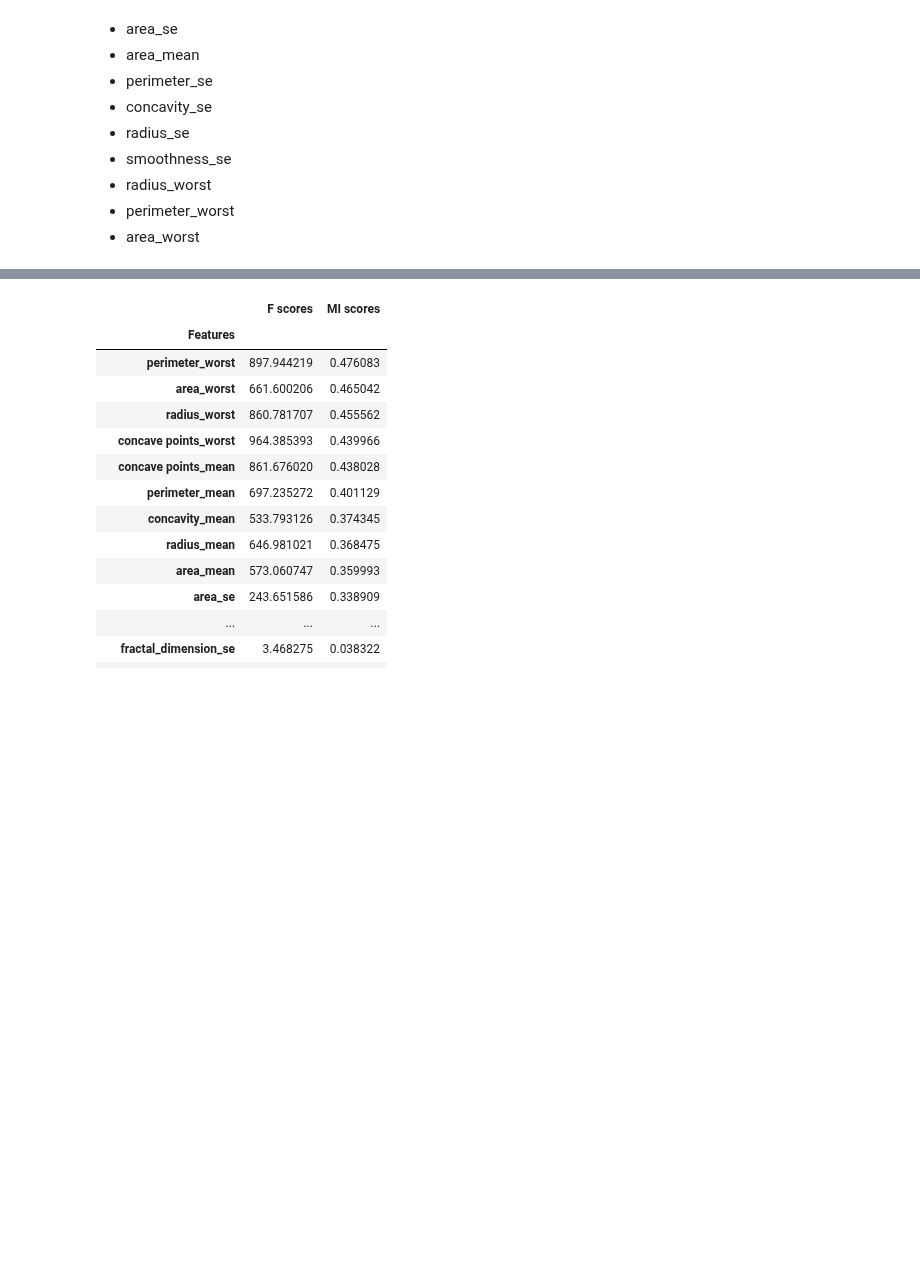
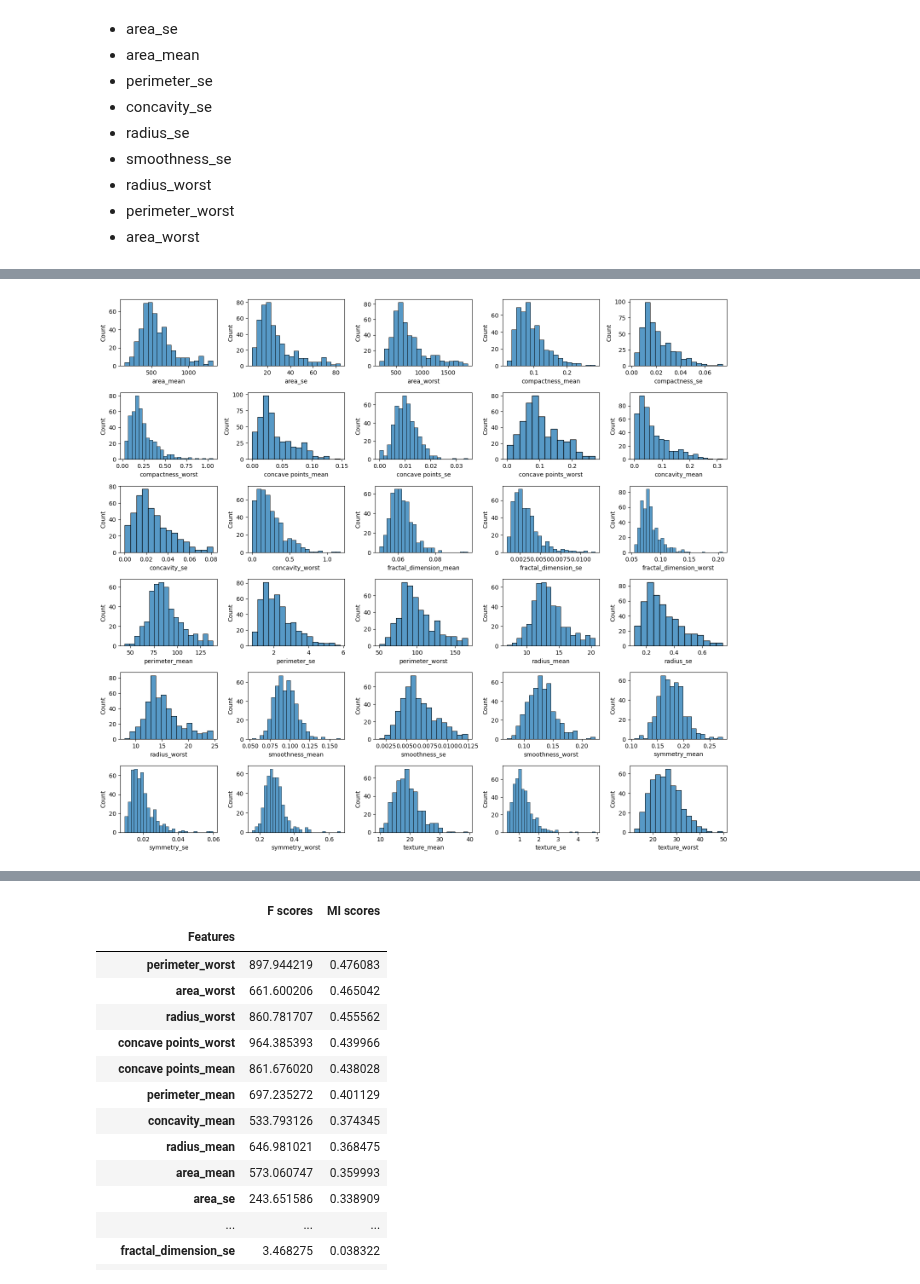
Before and after one commit to AnggaDS01/Python, a Jupyter notebook: Machine-learning/breast_cance_wisconsin_classification/breast_cancer.ipynb, the cells around one changed output, grey strips where cells are left out. Drawn from its saved outputs; the diff is of its cells as text; code cells hidden in the pictures; blank space fills up the shorter version.

```diff
--- a/Machine-learning/breast_cance_wisconsin_classification/breast_cancer.ipynb
+++ b/Machine-learning/breast_cance_wisconsin_classification/breast_cancer.ipynb
@@ -378,0 +437,7 @@ plt.show()
+# %%
+plot_hist = PlotFeatures(bc_df_fixed, numerik_df.columns, combinations=False)
+plot_hist.get_layout_axes()
+
+plot_hist.plot_features(kind='hist', figsize=(15,15))
+# %% [output]
+[figure, added]
```
Also changed, not shown: parts of 11 cells of this notebook.
